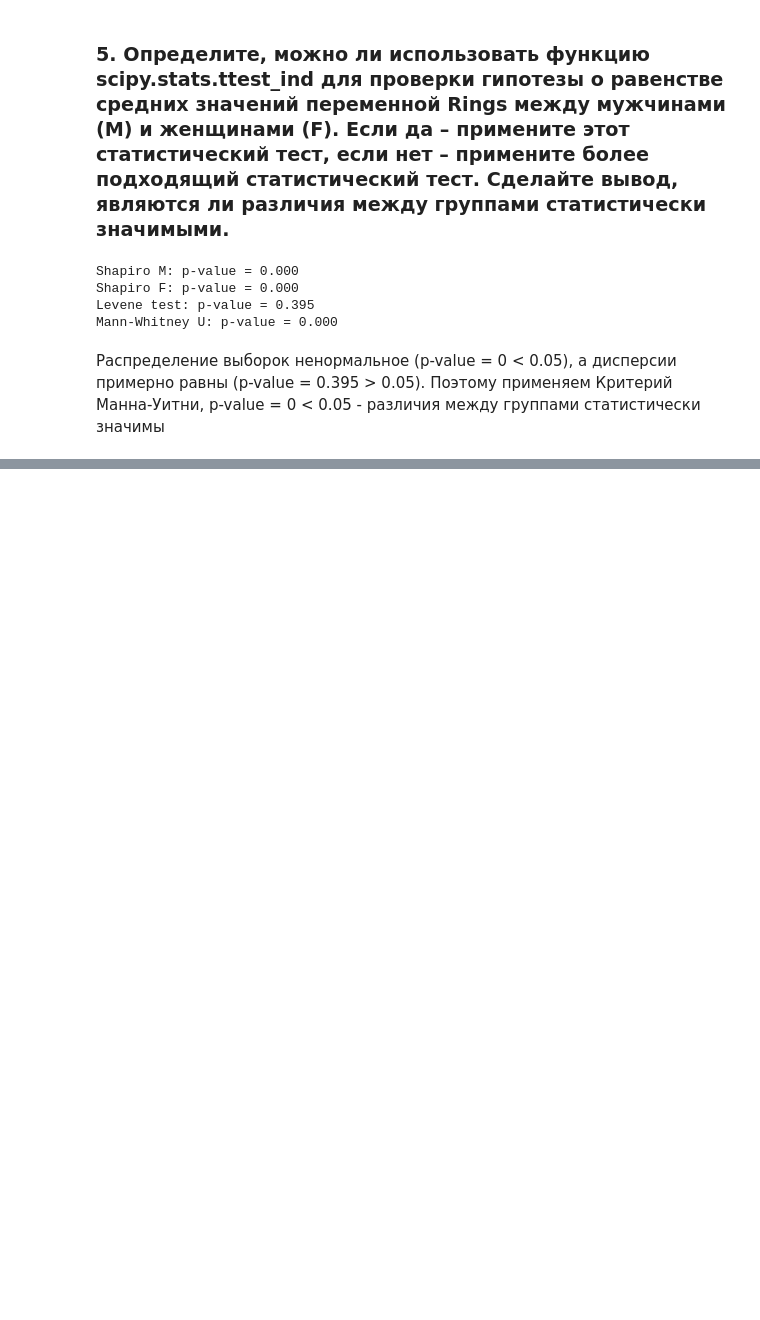
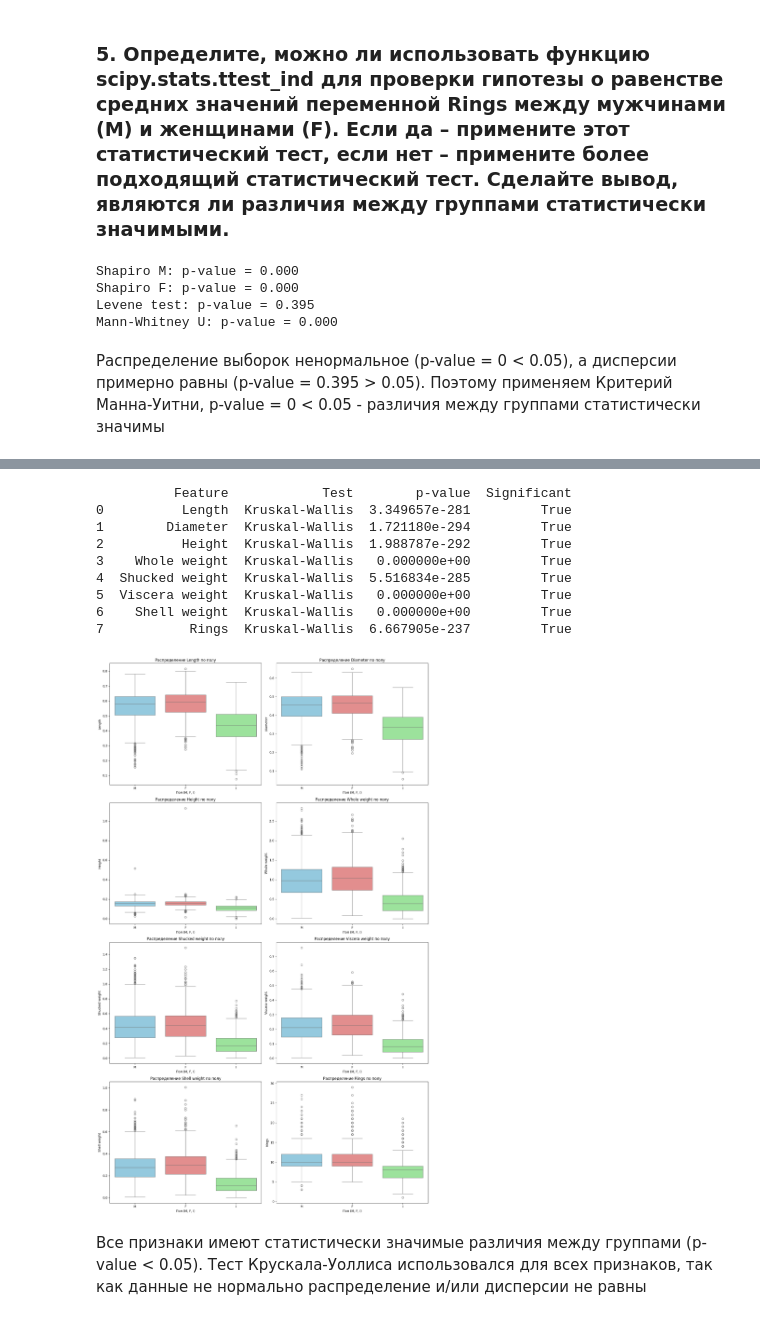
Before and after one commit to MimPe9/mmbionf, a Jupyter notebook: Homework3.ipynb, the cells around one changed output, grey strips where cells are left out. Drawn from its saved outputs; the diff is of its cells as text; code cells hidden in the pictures; blank space fills up the shorter version.

```diff
--- a/Homework3.ipynb
+++ b/Homework3.ipynb
@@ -269,0 +353,72 @@ Mann-Whitney U: p-value = 0.000
+# %%
+# Список количественных признаков
+numeric_cols = ['Length', 'Diameter', 'Height', 'Whole weight',
+               'Shucked weight', 'Viscera weight', 'Shell weight', 'Rings']
+
+results = []
+
+for col in numeric_cols:
+    # Группировка данных
+    groups = []
+    for sex in ['M', 'F', 'I']:
+        groups.append(data[data['Sex'] == sex][col])
+
+    # Проверка нормальности (Шапиро-Уилк)
+    normal = all(scipy.stats.shapiro(group)[1] > 0.05 for group in groups)
+
+    # Проверка гомогенности дисперсий (Левен)
+    if normal:
+        _, p_levene = scipy.stats.levene(*groups)
+        equal_var = p_levene > 0.05
+    else:
+        equal_var = False
+
+    # Выбор теста
+    if normal and equal_var:
+        test = 'ANOVA'
+        _, p_val = scipy.stats.f_oneway(*groups)
+    else:
+        test = 'Kruskal-Wallis'
+        _, p_val = scipy.stats.kruskal(*groups)
+
+    results.append({
+        'Feature': col,
+        'Test': test,
+        'p-value': p_val,
+        'Significant': p_val < 0.05
+    })
+
+# Результаты
+results_df = pd.DataFrame(results)
+print(results_df)
+
+plt.figure(figsize=(15, 25))
+for i, col in enumerate(numeric_cols, 1):
+    plt.subplot(4, 2, i)
+    sns.boxplot(
+        x='Sex',
+        y=col,
+        data=data,
+        hue='Sex',  # Для правильного использования palette
+        palette={'M': 'skyblue', 'F': 'lightcoral', 'I': 'lightgreen'},
+        order=['M', 'F', 'I'],  # Порядок групп
+        legend=False
+    )
+    plt.title(f'Распределение {col} по полу')
+    plt.xlabel('Пол (M, F, I)')
+
+plt.tight_layout()
+plt.show()
+# %% [output]
+          Feature            Test        p-value  Significant
+0          Length  Kruskal-Wallis  3.349657e-281         True
+1        Diameter  Kruskal-Wallis  1.721180e-294         True
+2          Height  Kruskal-Wallis  1.988787e-292         True
+3    Whole weight  Kruskal-Wallis   0.000000e+00         True
+4  Shucked weight  Kruskal-Wallis  5.516834e-285         True
+5  Viscera weight  Kruskal-Wallis   0.000000e+00         True
+6    Shell weight  Kruskal-Wallis   0.000000e+00         True
+7           Rings  Kruskal-Wallis  6.667905e-237         True
+[figure, added]
+# %% [markdown]
+Все признаки имеют статистически значимые различия между группами (p-value < 0.05). Тест Крускала-Уоллиса использовался для всех признаков, так как данные не нормально распределение и/или дисперсии не равны
```
Also changed, not shown: parts of 6 cells of this notebook.
